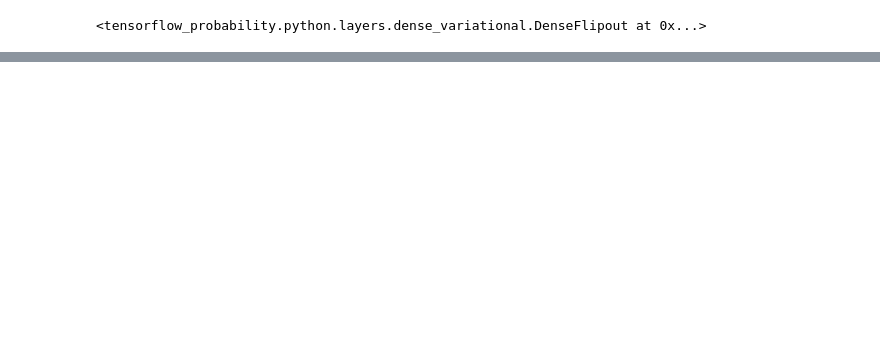
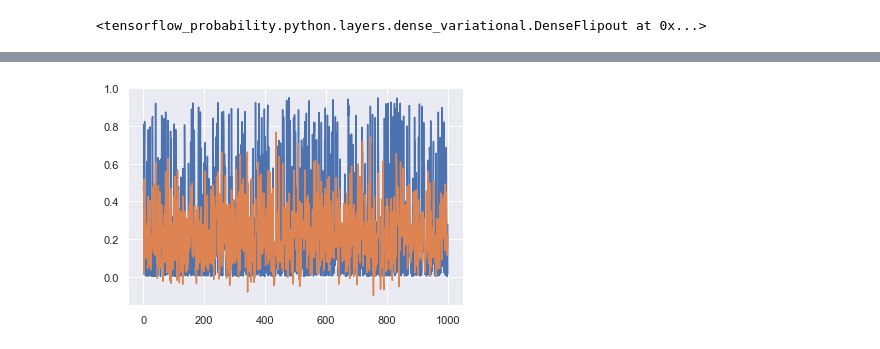
Before and after one commit to lorenzrossi/Bayesian-Analysis, a Jupyter notebook: ugo.ipynb, the cells around one changed output, grey strips where cells are left out. Saved outputs shown, nothing was run; the diff lists cells and outputs as text; code cells hidden in the pictures; blank space fills up the shorter version.

```diff
--- a/ugo.ipynb
+++ b/ugo.ipynb
@@ -903,0 +896,3 @@ plt.plot((Y_true[:,0] - Y_pred_m[:,0])**2)
+# %%
+# Run training session.
+model.fit(data_train, epochs=n_epochs, validation_data=data_test, verbose=True, callbacks=[tensorboard_callback])
@@ -903,0 +943,19 @@ plt.plot((Y_true[:,0] - Y_pred_m[:,0])**2)
+# %%
+# Predict.
+samples = 1000
+iterations = 20
+test_iterator = tf.compat.v1.data.make_one_shot_iterator(data_test)
+X_true, Y_true, Y_pred = np.empty(shape=(samples, len(inputs))), np.empty(shape=(samples, len(outputs))), np.empty(
+    shape=(samples, len(outputs), iterations))
+# %%
+for i in range(samples):
+    features, labels = test_iterator.get_next()
+    X_true[i, :] = features
+    Y_true[i, :] = labels.numpy()
+    for k in range(iterations):
+        Y_pred[i, :, k] = model.predict(features)
+# %%
+# Calculate mean and standard deviation.
+Y_pred_m = np.mean(Y_pred, axis=-1)
+Y_pred_s = np.std(Y_pred, axis=-1)
+Y_pred_m, Y_pred_s
@@ -903,0 +977,7 @@ plt.plot((Y_true[:,0] - Y_pred_m[:,0])**2)
+# %%
+plt.plot(Y_true[:, 0])
+plt.plot(Y_pred_m[:, 0])
+
+plt.show()
+# %% [output]
+[figure, added]
```
Also changed, not shown: parts of 42 cells of this notebook.
